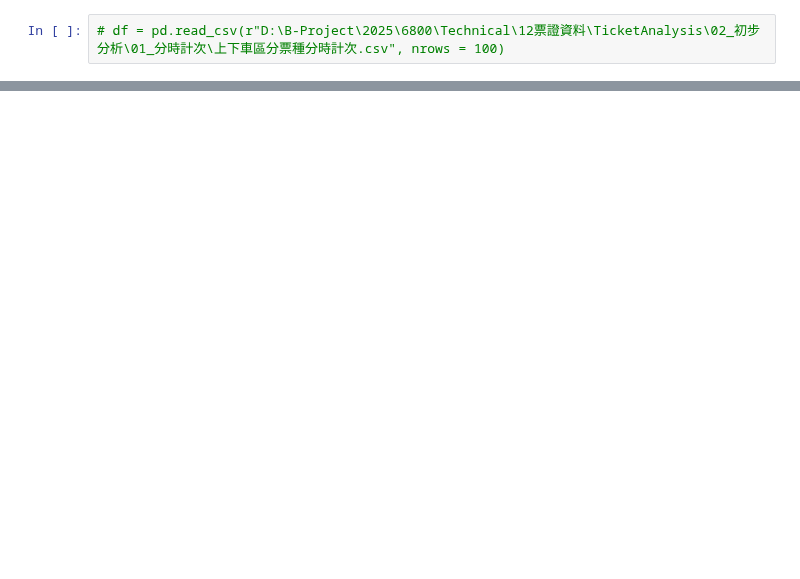
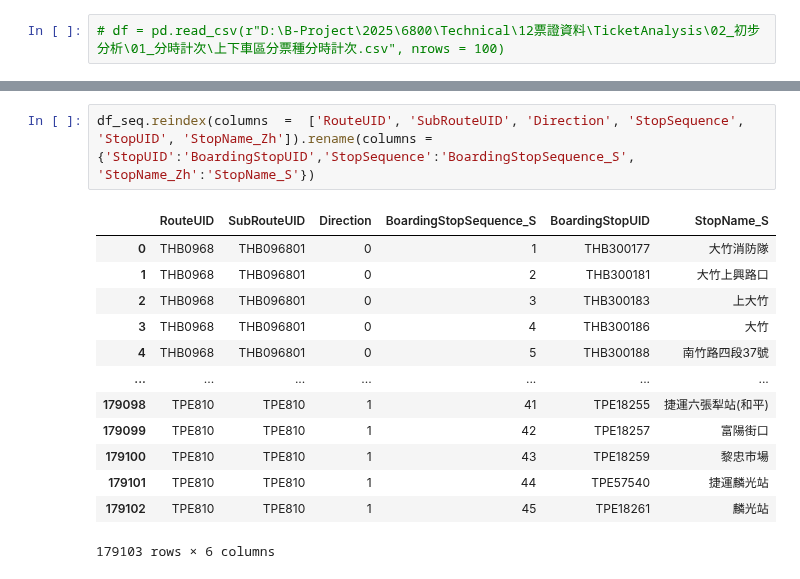
Before and after one commit to KaiChiehKJ/THI-6800-BusTicket, a Jupyter notebook: 03_TicketAnalysisCode.ipynb, the cells around one changed output, grey strips where cells are left out. Saved outputs shown, nothing was run; the diff lists cells and outputs as text; blank space fills up the shorter version.

```diff
--- a/03_TicketAnalysisCode.ipynb
+++ b/03_TicketAnalysisCode.ipynb
@@ -790,0 +817,16 @@ analytics01_hourlycount(reformat_folder,
+# %%
+df_seq.reindex(columns  =  ['RouteUID', 'SubRouteUID', 'Direction', 'StopSequence', 'StopUID', 'StopName_Zh']).rename(columns = {'StopUID':'BoardingStopUID','StopSequence':'BoardingStopSequence_S', 'StopName_Zh':'StopName_S'})
+# %% [output]
+|  | RouteUID | SubRouteUID | Direction | BoardingStopSequence_S | BoardingStopUID | StopName_S |
+| 0 | THB0968 | THB096801 | 0 | 1 | THB300177 | 大竹消防隊 |
+| 1 | THB0968 | THB096801 | 0 | 2 | THB300181 | 大竹上興路口 |
+| 2 | THB0968 | THB096801 | 0 | 3 | THB300183 | 上大竹 |
+| 3 | THB0968 | THB096801 | 0 | 4 | THB300186 | 大竹 |
+| 4 | THB0968 | THB096801 | 0 | 5 | THB300188 | 南竹路四段37號 |
+| ... | ... | ... | ... | ... | ... | ... |
+| 179098 | TPE810 | TPE810 | 1 | 41 | TPE18255 | 捷運六張犁站(和平) |
+| 179099 | TPE810 | TPE810 | 1 | 42 | TPE18257 | 富陽街口 |
+| 179100 | TPE810 | TPE810 | 1 | 43 | TPE18259 | 黎忠市場 |
+| 179101 | TPE810 | TPE810 | 1 | 44 | TPE57540 | 捷運麟光站 |
+| 179102 | TPE810 | TPE810 | 1 | 45 | TPE18261 | 麟光站 |
+179103 rows × 6 columns
```
Also changed, not shown: parts of 18 cells of this notebook.
